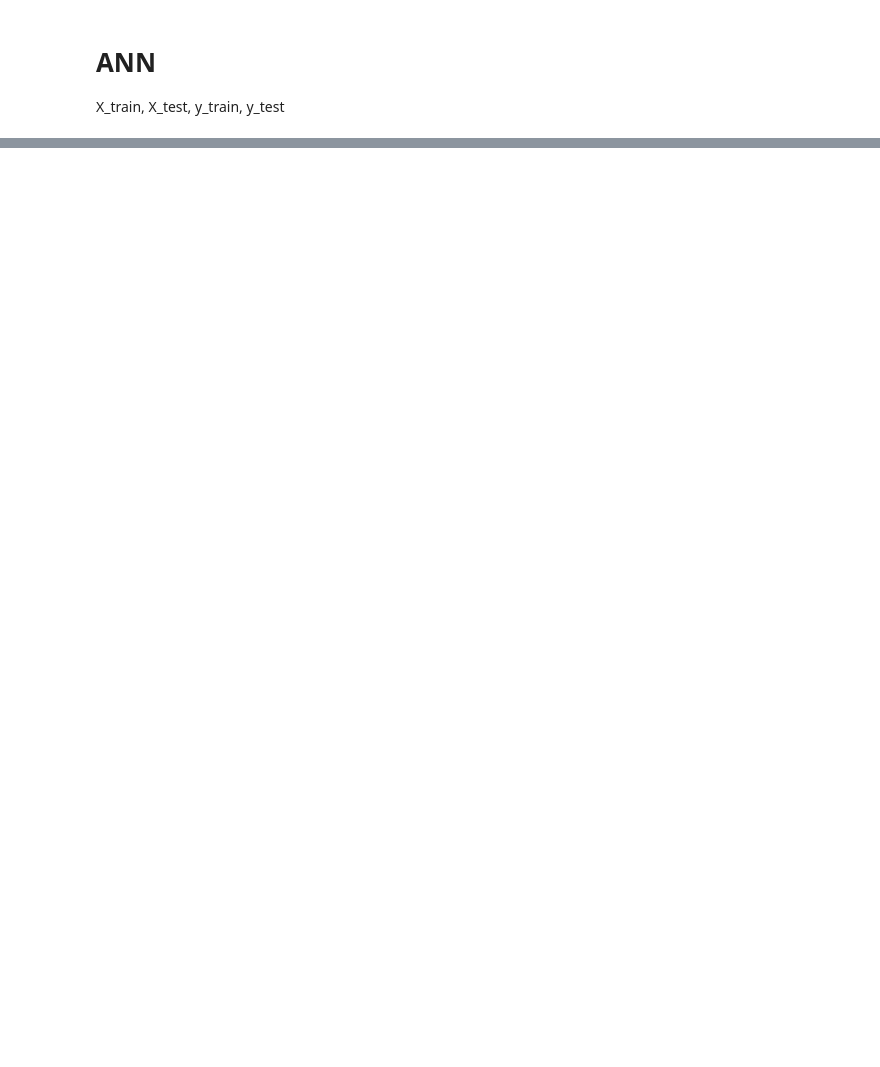
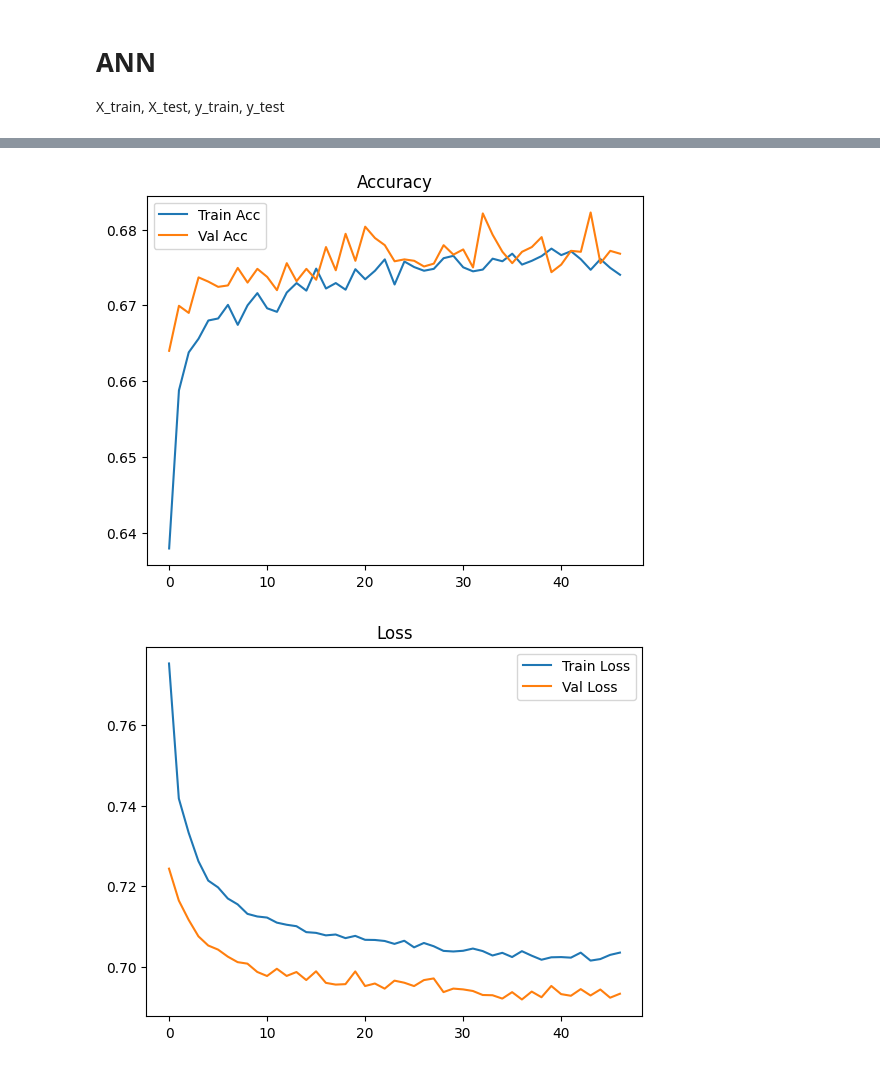
Before and after one commit to gilchea/credit_score_team2_k45, a Jupyter notebook: report.ipynb, the cells around one changed output, grey strips where cells are left out. Cells and saved outputs as stored; diff of their text form; code cells hidden in the pictures; blank space fills up the shorter version.

```diff
--- a/report.ipynb
+++ b/report.ipynb
@@ -2167,0 +2362,12 @@ X_train, X_test, y_train, y_test
+# %%
+from tensorflow.keras.models import Sequential
+from tensorflow.keras.layers import Dense, Dropout
+from tensorflow.keras.callbacks import EarlyStopping
+
+model = Sequential([
+    Dense(64, activation='relu', input_shape=(X_train.shape[1],)),
+    Dropout(0.3),  # chống overfitting
+    Dense(32, activation='relu'),
+    Dropout(0.2),
+    Dense(3, activation='softmax')  # dùng softmax nếu phân loại nhiều lớp
+])
@@ -2167,0 +2687,19 @@ X_train, X_test, y_train, y_test
+# %%
+import matplotlib.pyplot as plt
+
+# Accuracy
+plt.plot(history.history['accuracy'], label='Train Acc')
+plt.plot(history.history['val_accuracy'], label='Val Acc')
+plt.legend()
+plt.title('Accuracy')
+plt.show()
+
+# Loss
+plt.plot(history.history['loss'], label='Train Loss')
+plt.plot(history.history['val_loss'], label='Val Loss')
+plt.legend()
+plt.title('Loss')
+plt.show()
+# %% [output]
+[figure, added]
+[figure, added]
```
Also changed, not shown: parts of 47 cells of this notebook.
